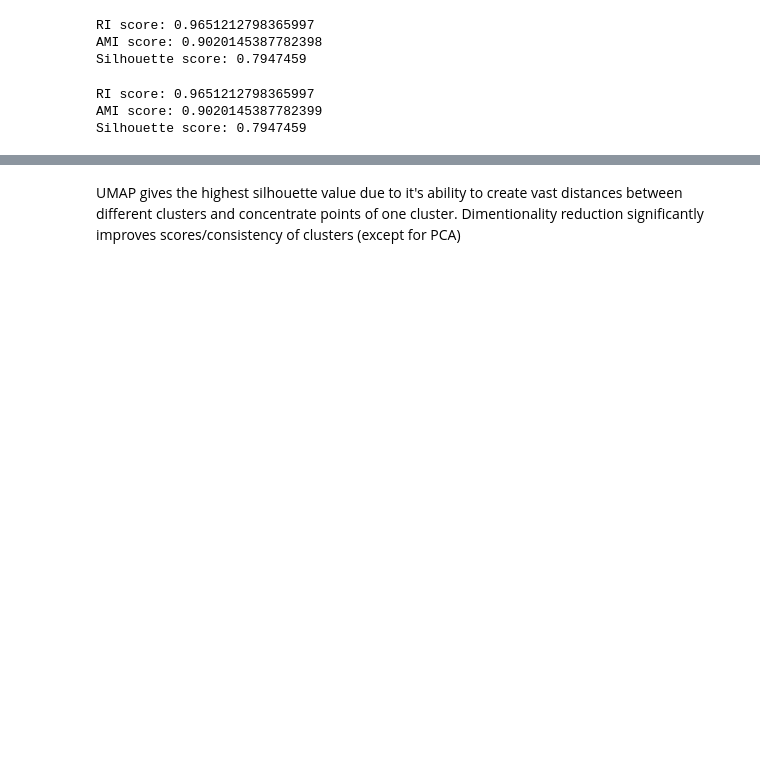
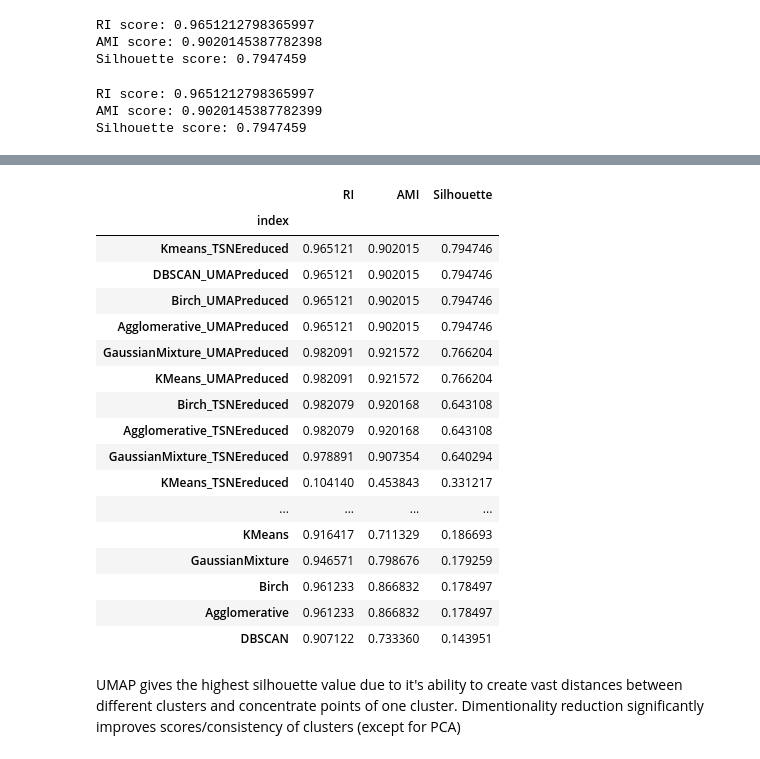
Before and after one commit to vvvvvaves/projector_ml_beginning, a Jupyter notebook: hw_unsupervised.ipynb, the cells around one changed output, grey strips where cells are left out. Drawn from its saved outputs; the diff is of its cells as text; code cells hidden in the pictures; blank space fills up the shorter version.

```diff
--- a/hw_unsupervised.ipynb
+++ b/hw_unsupervised.ipynb
@@ -410,2 +389,23 @@ rslt.sort_values('RI', ascending=False)
+# %%
+rslt.sort_values('Silhouette', ascending=False)
+# %% [output]
+|  | RI | AMI | Silhouette |
+| index |  |  |  |
+| Kmeans_TSNEreduced | 0.965121 | 0.902015 | 0.794746 |
+| DBSCAN_UMAPreduced | 0.965121 | 0.902015 | 0.794746 |
+| Birch_UMAPreduced | 0.965121 | 0.902015 | 0.794746 |
+| Agglomerative_UMAPreduced | 0.965121 | 0.902015 | 0.794746 |
+| GaussianMixture_UMAPreduced | 0.982091 | 0.921572 | 0.766204 |
+| KMeans_UMAPreduced | 0.982091 | 0.921572 | 0.766204 |
+| Birch_TSNEreduced | 0.982079 | 0.920168 | 0.643108 |
+| Agglomerative_TSNEreduced | 0.982079 | 0.920168 | 0.643108 |
+| GaussianMixture_TSNEreduced | 0.978891 | 0.907354 | 0.640294 |
+| KMeans_TSNEreduced | 0.104140 | 0.453843 | 0.331217 |
+| ... | ... | ... | ... |
+| KMeans | 0.916417 | 0.711329 | 0.186693 |
+| GaussianMixture | 0.946571 | 0.798676 | 0.179259 |
+| Birch | 0.961233 | 0.866832 | 0.178497 |
+| Agglomerative | 0.961233 | 0.866832 | 0.178497 |
+| DBSCAN | 0.907122 | 0.733360 | 0.143951 |
 # %% [markdown]
 UMAP gives the highest silhouette value due to it's ability to create vast distances between different clusters and concentrate points of one cluster. Dimentionality reduction significantly improves scores/consistency of clusters (except for PCA)
```
Also changed, not shown: parts of 10 cells of this notebook.
